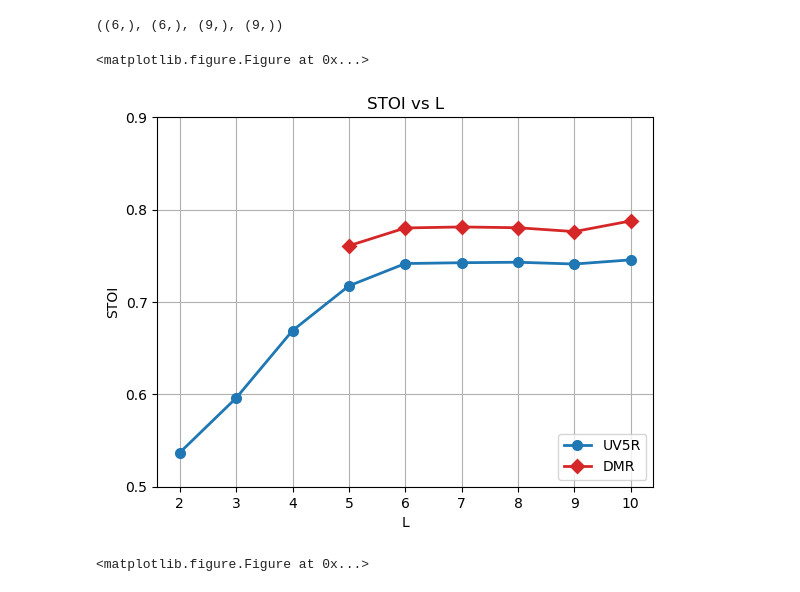
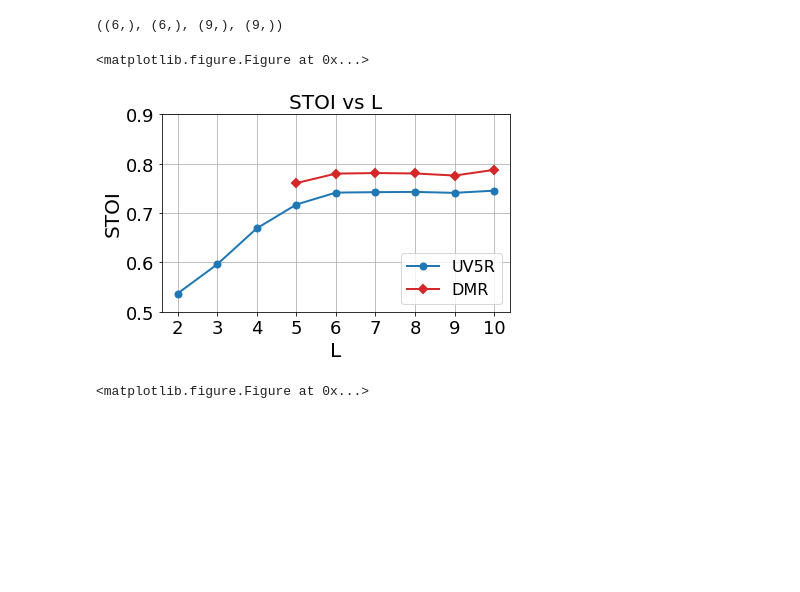
Before and after one commit to rdbadger/RF_SVD, a Jupyter notebook: sigMF_SVD UV5R FINAL- ACE with ALL 6 plots.ipynb, the cells around one changed output. Cells and saved outputs as stored; diff of their text form; code cells hidden in the pictures; blank space fills up the shorter version.

```diff
--- a/sigMF_SVD UV5R FINAL- ACE with ALL 6 plots.ipynb
+++ b/sigMF_SVD UV5R FINAL- ACE with ALL 6 plots.ipynb
@@ -140,14 +140,17 @@ plt.plot(x[1:rank],ptt_err[1:rank], '-X', c='#2ca02c', markersize=6, linewidth=2
 plt.plot(x[1:rank],vod_err[1:rank], '-D', c='#d62728', markersize=6, linewidth=2,markerfacecolor='#d62728',markeredgecolor='#d62728',markeredgewidth=2, label='Vodeson')
 plt.plot(x[1:rank],ysf_err[1:rank], '-^', c='#9467bd', markersize=6, linewidth=2,markerfacecolor='#9467bd',markeredgecolor='#9467bd',markeredgewidth=2, label='YSF')
 plt.plot(x[1:rank],tyt_err[1:rank], '-P', c='#8c564b', markersize=6, linewidth=2,markerfacecolor='#8c564b',markeredgecolor='#8c564b',markeredgewidth=2, label='TYT')
-plt.legend(loc='upper right')
-plt.title('Percent Error vs L')
-plt.xlabel('L')
-plt.ylabel('% Error')
+plt.legend(loc='upper right',prop={'size': 16})
+plt.title('Percent Error vs L',fontsize=20)
+plt.xlabel('L', fontsize=20)
+plt.ylabel('% Error', fontsize=20)
 plt.grid()
 # plt.minorticks_on()
 plt.yticks(np.arange(0,110, 10))
 plt.xticks([0, 5, 10, 15, 20])
+plt.rc('xtick',labelsize=18)
+plt.rc('ytick',labelsize=18)
+plt.tight_layout()
 fig2.savefig('all_err_plots20.pdf', format="pdf")
 plt.show()
 # %% [output]
@@ -166,24 +169,27 @@ dmr.shape, rank_list_dmr.shape, uv5r.shape, rank_list_uv5r.shape
 # %%
 os.chdir(path_save)
 rank1 = 9 # reduced rank by 1 for matrix math to work out
 rank2 = 6 # reduced rank by 1 for matrix math to work out
 plt.figure(figsize=(9, 6))
 fig3 = plt.figure()
 plt.plot(rank_list_uv5r[0:rank1],uv5r[0:rank1], '-o', c='#1f77b4',markersize=6, linewidth=2,markerfacecolor='#1f77b4',markeredgecolor='#1f77b4',markeredgewidth=2,label='UV5R')
 plt.plot(rank_list_dmr[0:rank2],dmr[0:rank2], '-D', c='#d62728',markersize=6, linewidth=2,markerfacecolor='#d62728',markeredgecolor='#d62728',markeredgewidth=2, label='DMR')
-plt.legend(loc='lower right')
-plt.title('STOI vs L')
-plt.xlabel('L')
-plt.ylabel('STOI')
+plt.legend(loc='lower right',prop={'size': 16})
+plt.title('STOI vs L',fontsize=20)
+plt.xlabel('L', fontsize=20)
+plt.ylabel('STOI', fontsize=20)
 plt.grid()
 # plt.minorticks_on()
 plt.yticks(np.arange(.5,.901, .1))
 plt.xticks(np.arange(2,11, 1))
+plt.rc('xtick',labelsize=18)
+plt.rc('ytick',labelsize=18)
+plt.tight_layout()
 fig3.savefig('stoi_all.pdf', format="pdf")
 plt.show()
 # %% [output]
 <matplotlib.figure.Figure at 0x...>
-[figure, old version]
+[figure, new version]
 # %%
 os.chdir(path_save)
 rank = np.size(IQ2,1)
```
Also changed, not shown: parts of 3 cells of this notebook, 17 other files.
